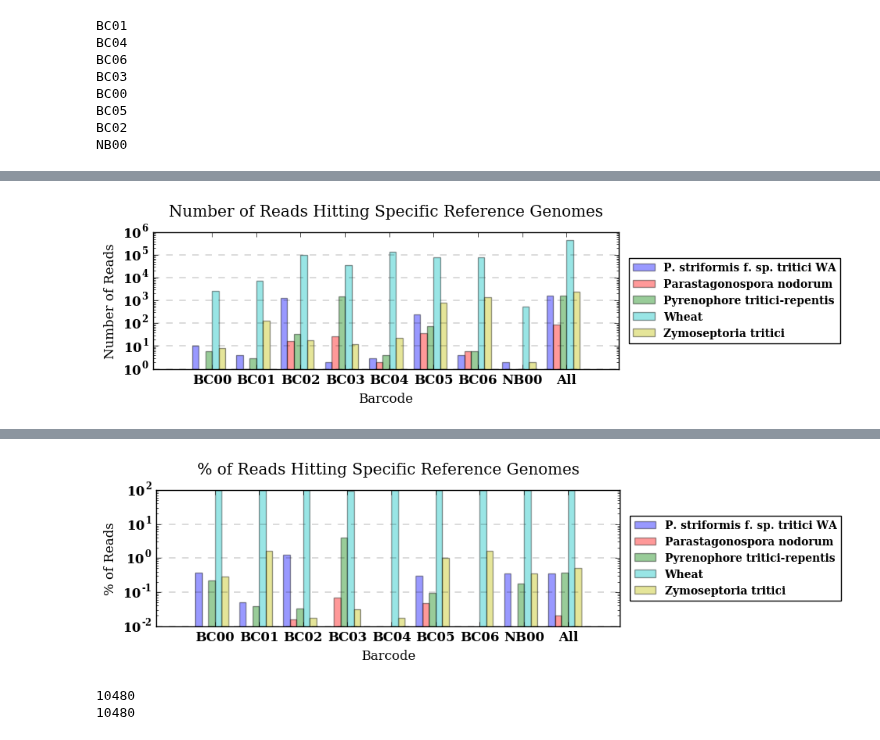
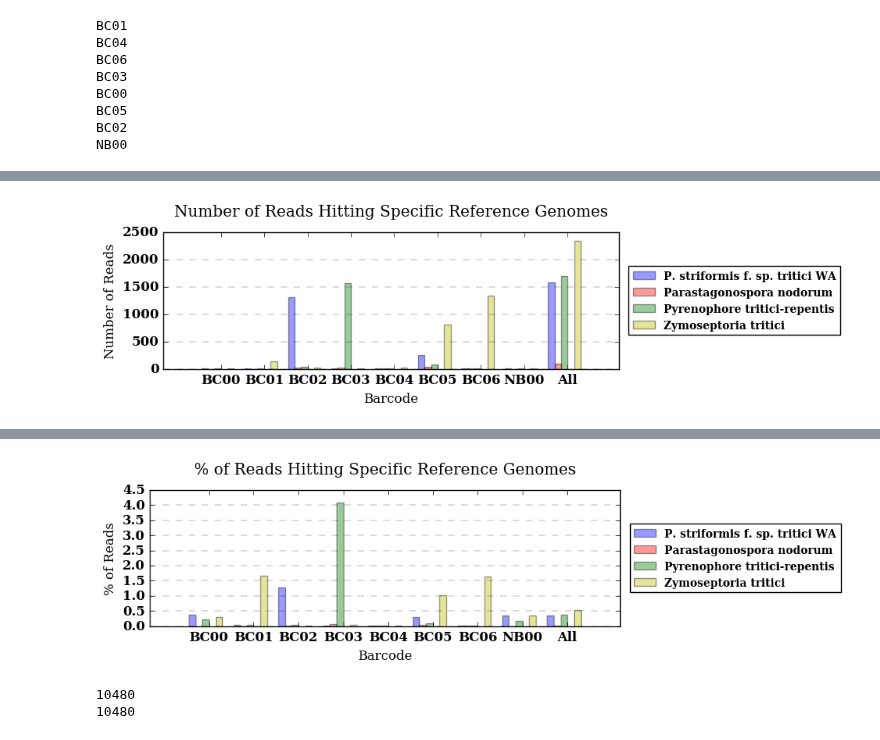
Before and after one commit to BenjaminSchwessinger/Gamran, a Jupyter notebook: MinIon_analysis_12122016_Wagga_initial-Copy1.ipynb, the cells around one changed output, grey strips where cells are left out. Saved outputs shown, nothing was run; the diff lists cells and outputs as text; code cells hidden in the pictures.

```diff
--- a/MinIon_analysis_12122016_Wagga_initial-Copy1.ipynb
+++ b/MinIon_analysis_12122016_Wagga_initial-Copy1.ipynb
@@ -434,31 +442,31 @@ opacity = 0.4
 
 rects1 = plt.bar(index - bar_width*2, n_pst, bar_width,
                  alpha=opacity,
-                 log=True,
+                 #log=True,
                  color='b',
                  label='P. striformis f. sp. tritici WA')
 
 rects2 = plt.bar(index - bar_width, n_para, bar_width,
                  alpha=opacity,
-                 log=True,
+                 #log=True,
                  color='r',
                  label='Parastagonospora nodorum')
 
 rects3 = plt.bar(index, n_pyre, bar_width,
                  alpha=opacity,
-                 log=True,
+                 #log=True,
                  color='g',
                  label='Pyrenophore tritici-repentis')
 
-rects4 = plt.bar(index + bar_width, n_wheat, bar_width,
-                 alpha=opacity,
-                 log=True,
-                 color='c',
-                 label='Wheat')
+#rects4 = plt.bar(index + bar_width, n_wheat, bar_width,
+#                 alpha=opacity,
+#                 log=True,
+#                 color='c',
+#                 label='Wheat')
 
 rects5 = plt.bar(index + bar_width*2, n_zymo, bar_width,
                  alpha=opacity,
-                 log=True,
+                 #log=True,
                  color='y',
                  label='Zymoseptoria tritici')
 
@@ -474,7 +482,7 @@ plt.show()
 
 # Set y axis to decimals somehow?
 # %% [output]
-[figure, old version]
+[figure, new version]
 # %%
 #Summary table from all blast dataframes: species % per barcode
 joint_blast_pivot_table_pc = joint_blast_pivot_table.copy()
@@ -515,47 +523,47 @@ opacity = 0.4
 
 rects1 = plt.bar(index - bar_width*2, pc_pst, bar_width,
                  alpha=opacity,
-                 log=True,
+                 #log=True,
                  color='b',
                  label='P. striformis f. sp. tritici WA')
 
 rects2 = plt.bar(index - bar_width, pc_para, bar_width,
                  alpha=opacity,
-                 log=True,
+                 #log=True,
                  color='r',
                  label='Parastagonospora nodorum')
 
 rects3 = plt.bar(index, pc_pyre, bar_width,
                  alpha=opacity,
-                 log=True,
+                 #log=True,
                  color='g',
                  label='Pyrenophore tritici-repentis')
 
-rects4 = plt.bar(index + bar_width, pc_wheat, bar_width,
-                 alpha=opacity,
-                 log=True,
-                 color='c',
-                 label='Wheat')
+#rects4 = plt.bar(index + bar_width, pc_wheat, bar_width,
+#                 alpha=opacity,
+#                 log=True,
+#                 color='c',
+#                 label='Wheat')
 
 rects5 = plt.bar(index + bar_width*2, pc_zymo, bar_width,
                  alpha=opacity,
-                 log=True,
+                 #log=True,
                  color='y',
                  label='Zymoseptoria tritici')
 
 plt.xlabel('Barcode')
 plt.ylabel('% of Reads')
 plt.title('% of Reads Hitting Specific Reference Genomes', y=1.08)
 plt.xticks(index + bar_width, tuple(joint_blast_pivot_table_pc.index.values))
 plt.legend(loc='center left', bbox_to_anchor=(1.01, 0.5), fontsize=10)
 plt.grid(b=None, which='major', axis='y', linestyle='dashed', linewidth=0.2)
 plt.margins(x=0.1)
 plt.tight_layout()
 plt.show()
 
 # Set y axis to decimals somehow?
 # %% [output]
-[figure, old version]
+[figure, new version]
 # %%
 #Hard-coded generation of not-blasted reads per barcode blast dataframe.
 # %%
```
Also changed, not shown: parts of 17 cells of this notebook.
